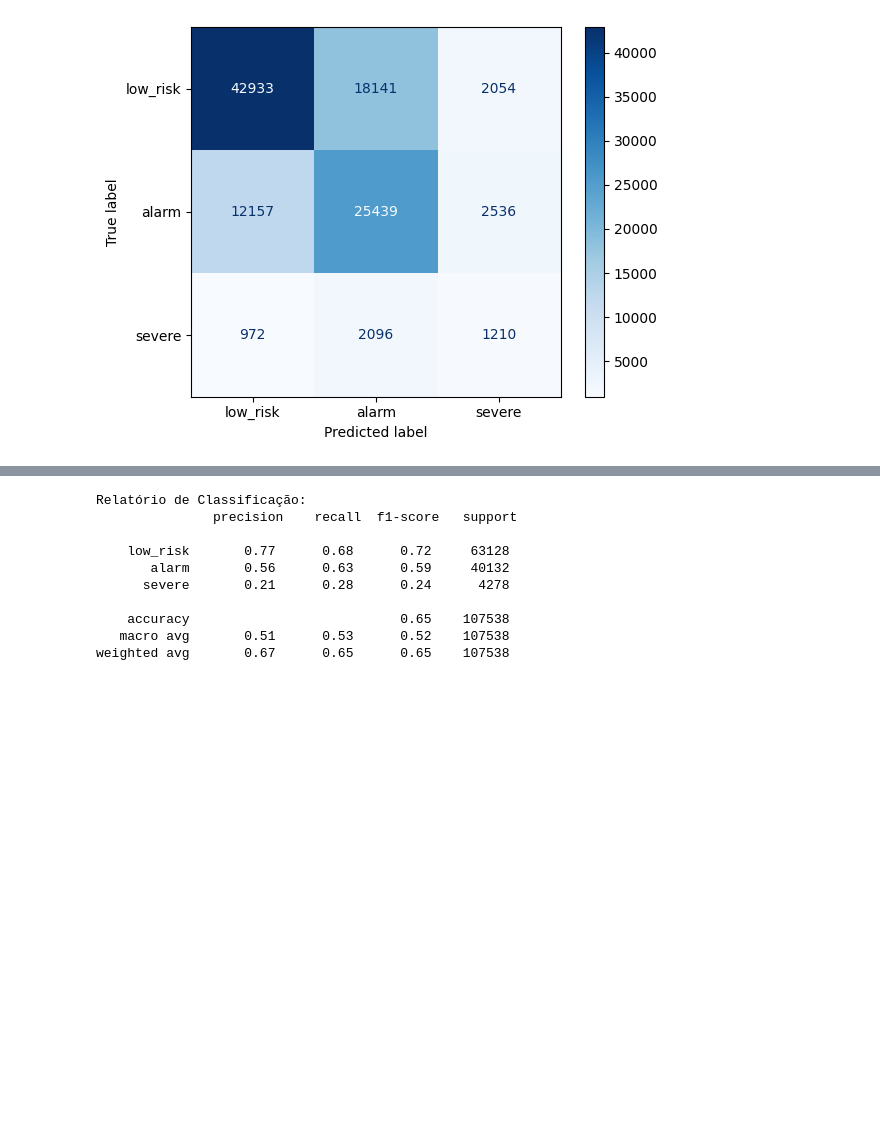
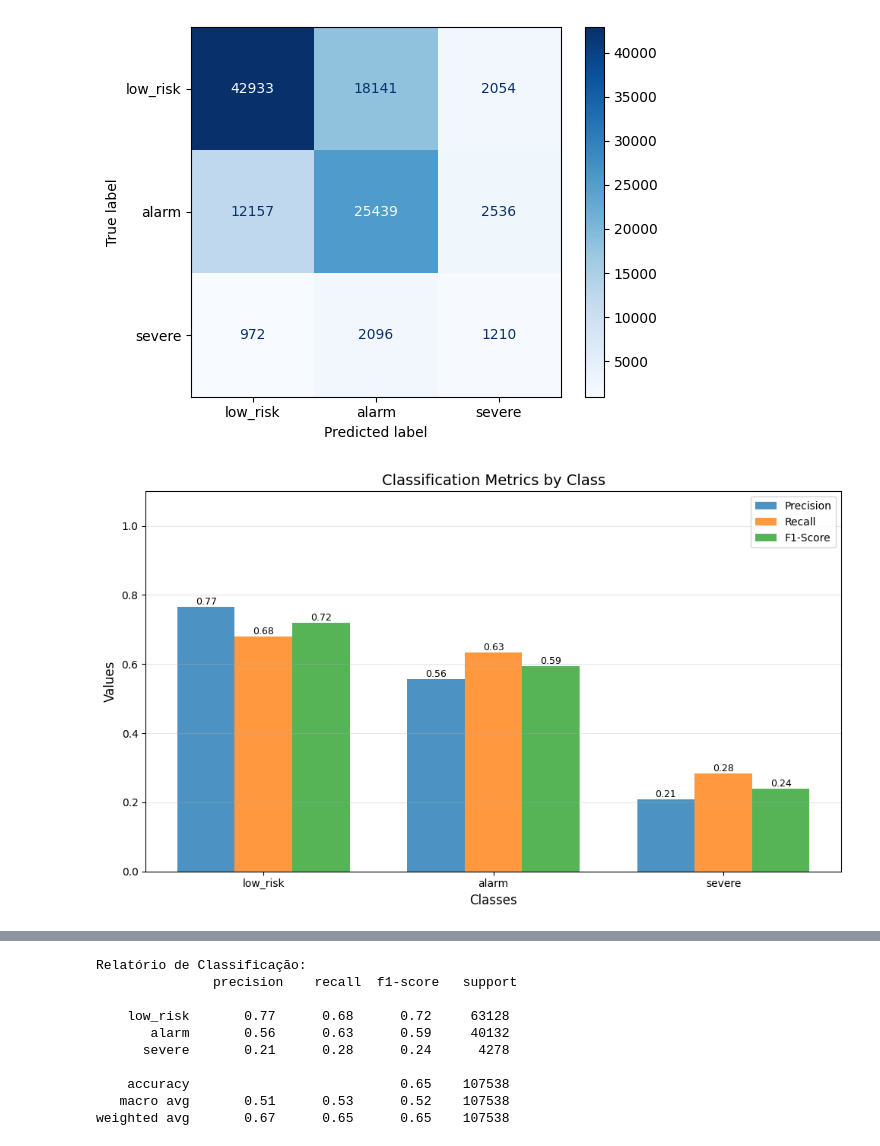
Before and after one commit to gct02/TrabalhoPraticoML, a Jupyter notebook: src/decision_tree.ipynb, the cells around one changed output, grey strips where cells are left out. Saved outputs shown, nothing was run; the diff lists cells and outputs as text; code cells hidden in the pictures; blank space fills up the shorter version.

Commit message:
Inlcuded graph with performance metrics for all algorithms

```diff
--- a/src/decision_tree.ipynb
+++ b/src/decision_tree.ipynb
@@ -267,3 +272,7 @@ ConfusionMatrixDisplay.from_predictions(y_test, y_pred, display_labels=target_na
 # %% [output]
 <sklearn.metrics._plot.confusion_matrix.ConfusionMatrixDisplay at 0x...>
 [figure]
+# %%
+fig, ax, report_dict = plot_metrics_by_class(y_test, y_pred, target_names=target_names)
+# %% [output]
+[figure, added]
```
Also changed, not shown: parts of 4 cells of this notebook, 10 other files.
